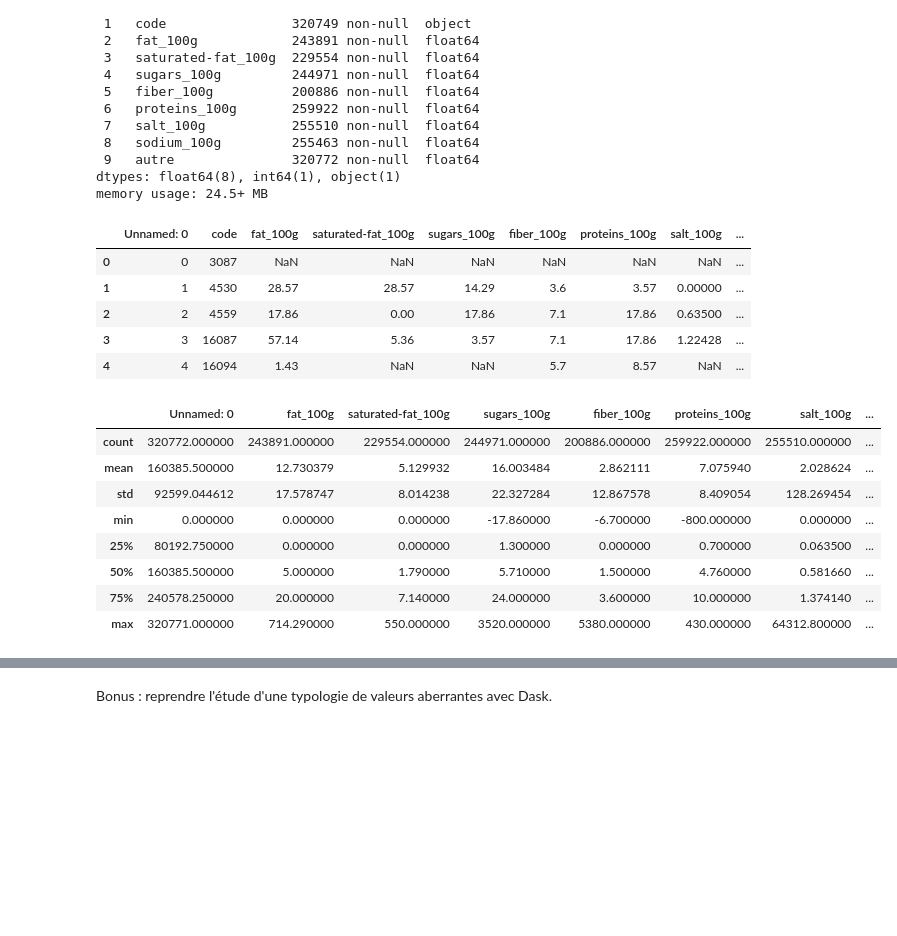
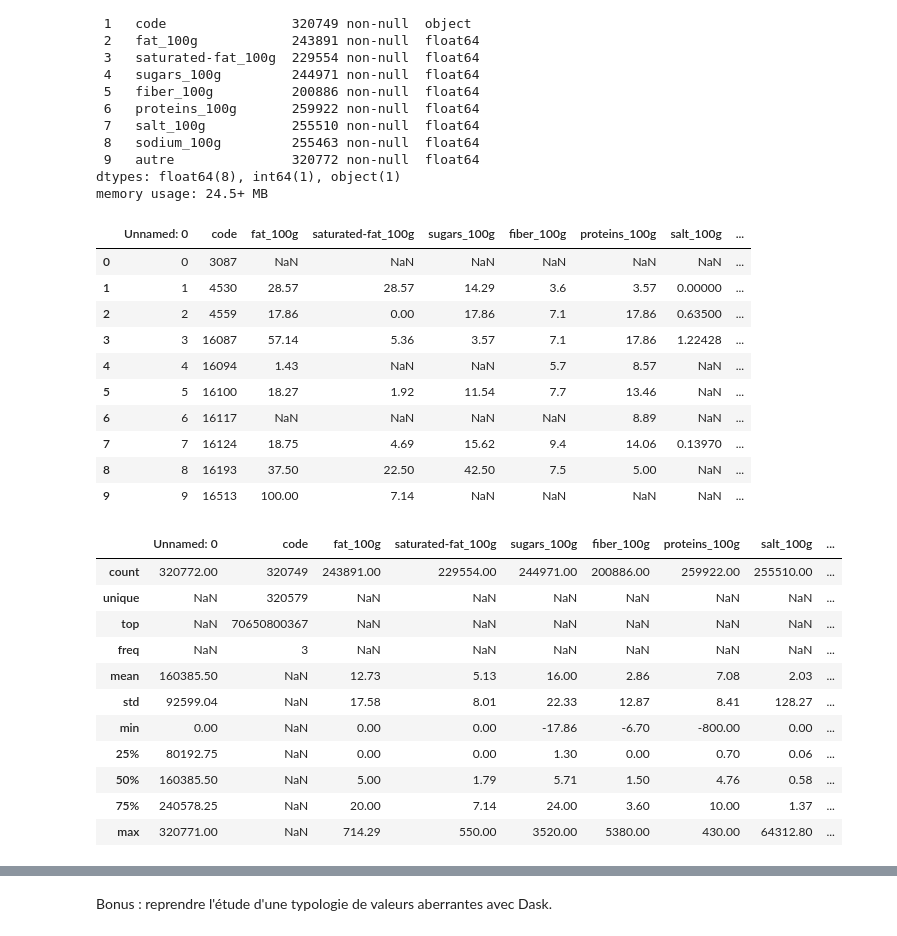
Before and after one commit to BEESPE/python-data-analysis-bcl_2025-06-24, a Jupyter notebook: notebooks/live-coding/tp-2_live-coding_products.ipynb, the cells around one changed output, grey strips where cells are left out. Drawn from its saved outputs; the diff is of its cells as text; code cells hidden in the pictures; blank space fills up the shorter version.

```diff
--- a/notebooks/live-coding/tp-2_live-coding_products.ipynb
+++ b/notebooks/live-coding/tp-2_live-coding_products.ipynb
@@ -32,7 +32,7 @@ Data columns (total 10 columns):
 dtypes: float64(8), int64(1), object(1)
 memory usage: 24.5+ MB
 # %%
-product_df.head()
+product_df.head(10)
 # %% [output]
 |  | Unnamed: 0 | code | fat_100g | saturated-fat_100g | sugars_100g | fiber_100g | proteins_100g | salt_100g | ... |
 | 0 | 0 | 3087 | NaN | NaN | NaN | NaN | NaN | NaN | ... |
@@ -40,15 +40,23 @@ product_df.head()
 | 2 | 2 | 4559 | 17.86 | 0.00 | 17.86 | 7.1 | 17.86 | 0.63500 | ... |
 | 3 | 3 | 16087 | 57.14 | 5.36 | 3.57 | 7.1 | 17.86 | 1.22428 | ... |
 | 4 | 4 | 16094 | 1.43 | NaN | NaN | 5.7 | 8.57 | NaN | ... |
+| 5 | 5 | 16100 | 18.27 | 1.92 | 11.54 | 7.7 | 13.46 | NaN | ... |
+| 6 | 6 | 16117 | NaN | NaN | NaN | NaN | 8.89 | NaN | ... |
+| 7 | 7 | 16124 | 18.75 | 4.69 | 15.62 | 9.4 | 14.06 | 0.13970 | ... |
+| 8 | 8 | 16193 | 37.50 | 22.50 | 42.50 | 7.5 | 5.00 | NaN | ... |
+| 9 | 9 | 16513 | 100.00 | 7.14 | NaN | NaN | NaN | NaN | ... |
 # %%
-product_df.describe()
+product_df.describe(include="all").round(2)
 # %% [output]
-|  | Unnamed: 0 | fat_100g | saturated-fat_100g | sugars_100g | fiber_100g | proteins_100g | salt_100g | ... |
-| count | 320772.000000 | 243891.000000 | 229554.000000 | 244971.000000 | 200886.000000 | 259922.000000 | 255510.000000 | ... |
-| mean | 160385.500000 | 12.730379 | 5.129932 | 16.003484 | 2.862111 | 7.075940 | 2.028624 | ... |
-| std | 92599.044612 | 17.578747 | 8.014238 | 22.327284 | 12.867578 | 8.409054 | 128.269454 | ... |
-| min | 0.000000 | 0.000000 | 0.000000 | -17.860000 | -6.700000 | -800.000000 | 0.000000 | ... |
-| 25% | 80192.750000 | 0.000000 | 0.000000 | 1.300000 | 0.000000 | 0.700000 | 0.063500 | ... |
-| 50% | 160385.500000 | 5.000000 | 1.790000 | 5.710000 | 1.500000 | 4.760000 | 0.581660 | ... |
-| 75% | 240578.250000 | 20.000000 | 7.140000 | 24.000000 | 3.600000 | 10.000000 | 1.374140 | ... |
-| max | 320771.000000 | 714.290000 | 550.000000 | 3520.000000 | 5380.000000 | 430.000000 | 64312.800000 | ... |
+|  | Unnamed: 0 | code | fat_100g | saturated-fat_100g | sugars_100g | fiber_100g | proteins_100g | salt_100g | ... |
+| count | 320772.00 | 320749 | 243891.00 | 229554.00 | 244971.00 | 200886.00 | 259922.00 | 255510.00 | ... |
+| unique | NaN | 320579 | NaN | NaN | NaN | NaN | NaN | NaN | ... |
+| top | NaN | 70650800367 | NaN | NaN | NaN | NaN | NaN | NaN | ... |
+| freq | NaN | 3 | NaN | NaN | NaN | NaN | NaN | NaN | ... |
+| mean | 160385.50 | NaN | 12.73 | 5.13 | 16.00 | 2.86 | 7.08 | 2.03 | ... |
+| std | 92599.04 | NaN | 17.58 | 8.01 | 22.33 | 12.87 | 8.41 | 128.27 | ... |
+| min | 0.00 | NaN | 0.00 | 0.00 | -17.86 | -6.70 | -800.00 | 0.00 | ... |
+| 25% | 80192.75 | NaN | 0.00 | 0.00 | 1.30 | 0.00 | 0.70 | 0.06 | ... |
+| 50% | 160385.50 | NaN | 5.00 | 1.79 | 5.71 | 1.50 | 4.76 | 0.58 | ... |
+| 75% | 240578.25 | NaN | 20.00 | 7.14 | 24.00 | 3.60 | 10.00 | 1.37 | ... |
+| max | 320771.00 | NaN | 714.29 | 550.00 | 3520.00 | 5380.00 | 430.00 | 64312.80 | ... |
```
Also changed, not shown: parts of 7 cells of this notebook.
